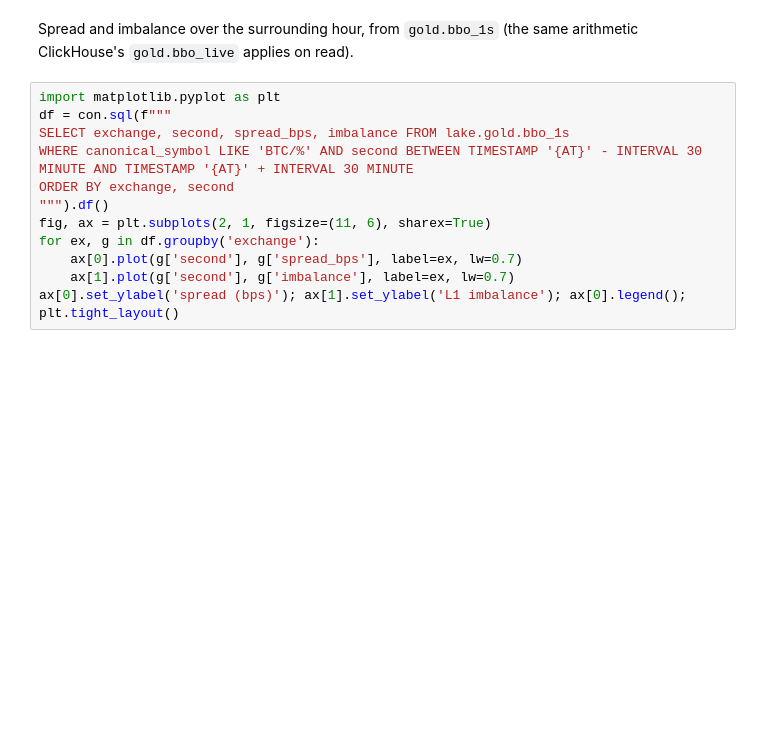
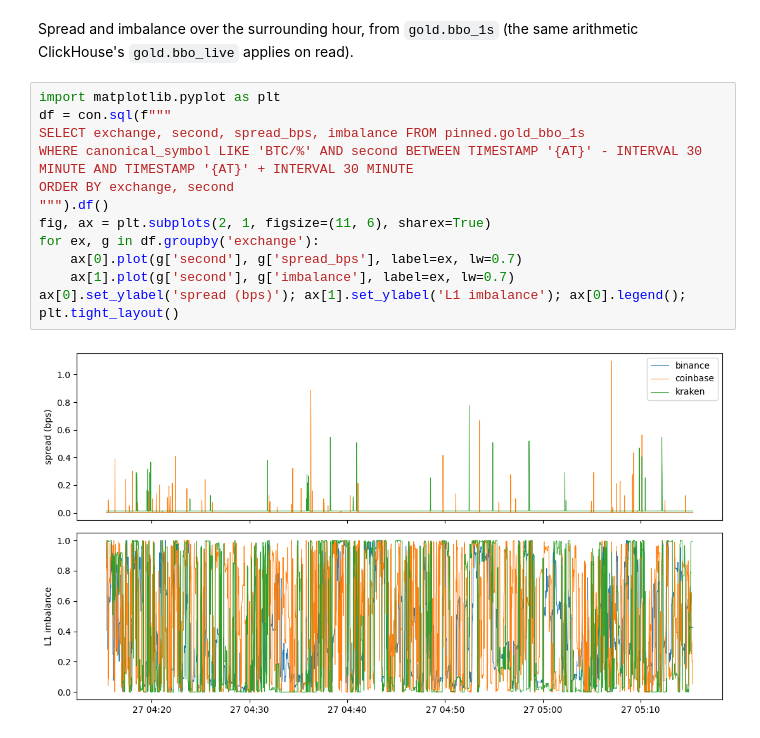
Before and after one commit to rjdscott/k2-market-data-platform, a Jupyter notebook: notebooks/02_book_at_time.ipynb, the cells around one changed output. Cells and saved outputs as stored; diff of their text form; blank space fills up the shorter version.

```diff
--- a/notebooks/02_book_at_time.ipynb
+++ b/notebooks/02_book_at_time.ipynb
@@ -30,12 +79,14 @@ Spread and imbalance over the surrounding hour, from `gold.bbo_1s` (the same ari
 # %%
 import matplotlib.pyplot as plt
 df = con.sql(f"""
-SELECT exchange, second, spread_bps, imbalance FROM lake.gold.bbo_1s
+SELECT exchange, second, spread_bps, imbalance FROM pinned.gold_bbo_1s
 WHERE canonical_symbol LIKE 'BTC/%' AND second BETWEEN TIMESTAMP '{AT}' - INTERVAL 30 MINUTE AND TIMESTAMP '{AT}' + INTERVAL 30 MINUTE
 ORDER BY exchange, second
 """).df()
 fig, ax = plt.subplots(2, 1, figsize=(11, 6), sharex=True)
 for ex, g in df.groupby('exchange'):
     ax[0].plot(g['second'], g['spread_bps'], label=ex, lw=0.7)
     ax[1].plot(g['second'], g['imbalance'], label=ex, lw=0.7)
 ax[0].set_ylabel('spread (bps)'); ax[1].set_ylabel('L1 imbalance'); ax[0].legend(); plt.tight_layout()
+# %% [output]
+[figure, added]
```
Also changed, not shown: parts of 3 cells of this notebook, 15 other files.
